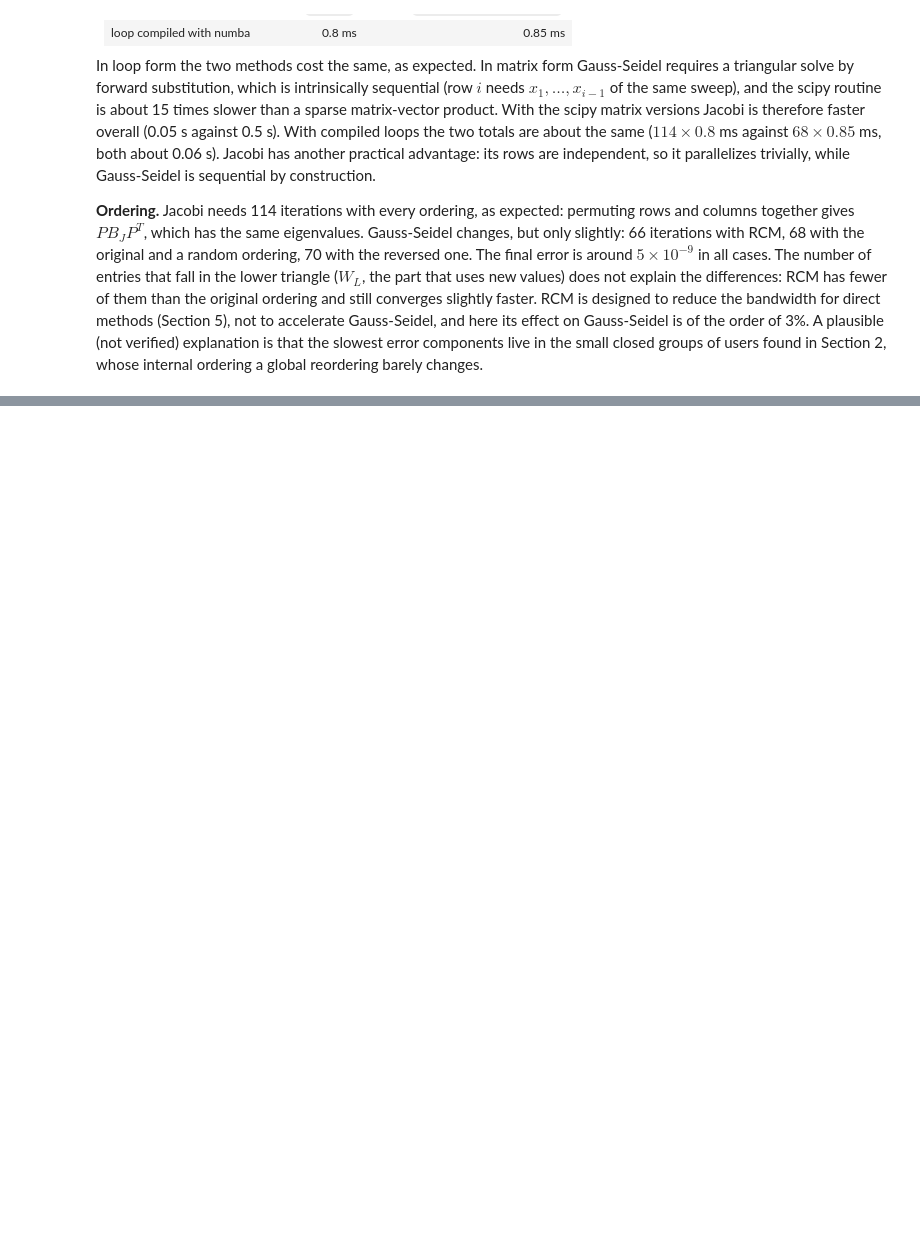
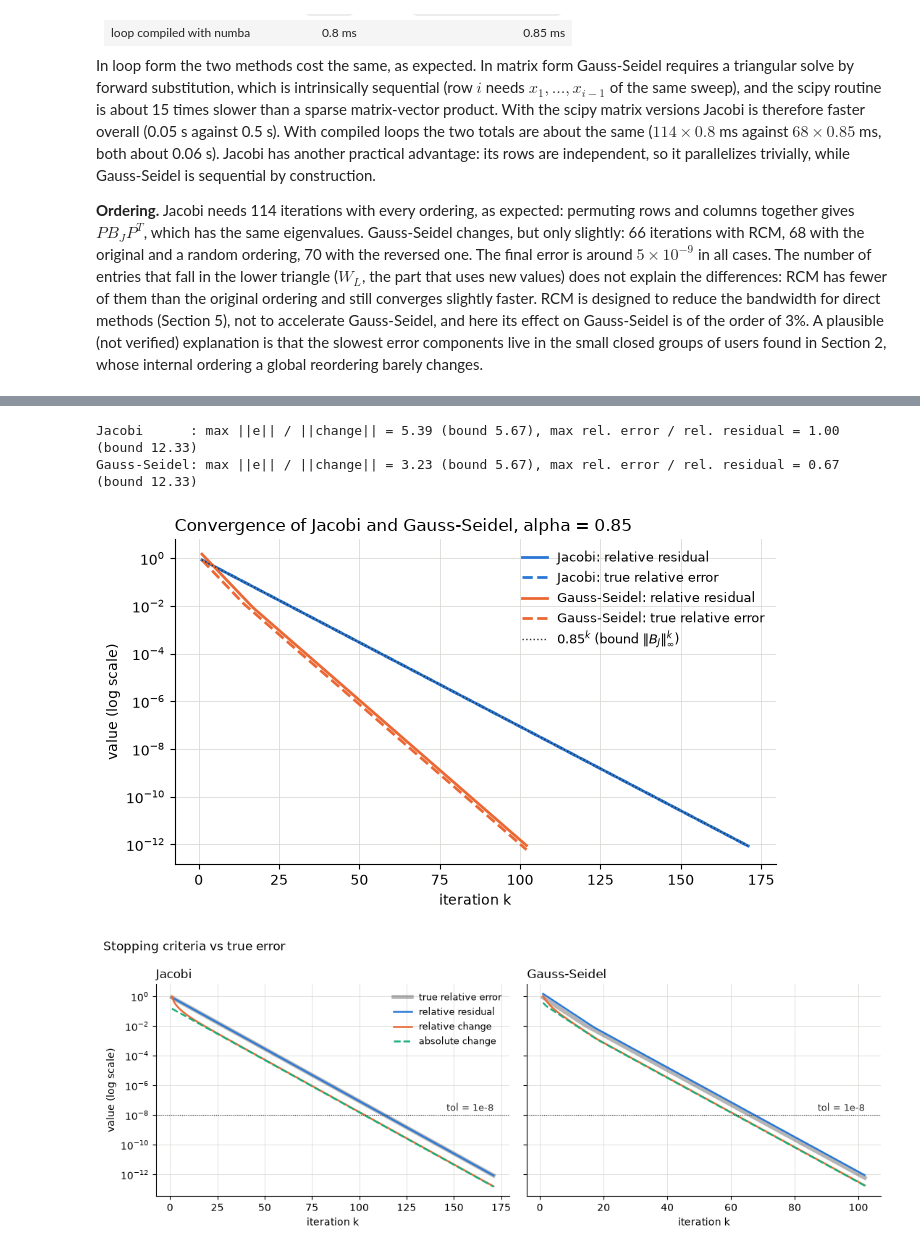
Before and after one commit to Par-TBasti/Dogmatism-in-Large-Scale-Social-Networks, a Jupyter notebook: 02_solvers.ipynb, the cells around one changed output, grey strips where cells are left out. Drawn from its saved outputs; the diff is of its cells as text; code cells hidden in the pictures; blank space fills up the shorter version.

```diff
--- a/02_solvers.ipynb
+++ b/02_solvers.ipynb
@@ -417,0 +507,57 @@ In loop form the two methods cost the same, as expected. In matrix form Gauss-Se
+# %%
+# 4.3 How sharp are the bounds? Largest observed ratio over all iterations
+
+for name, h in hist.items():
+    abs_err = h.rel_error * norm_x_ref
+    print(f"{name:12s}: max ||e|| / ||change|| = {(abs_err / h.abs_change).max():.2f} (bound {q[name] / (1 - q[name]):.2f}), "
+          f"max rel. error / rel. residual = {(h.rel_error / h.rel_residual).max():.2f} (bound {K_bound:.2f})")
+# %% [output]
+Jacobi      : max ||e|| / ||change|| = 5.39 (bound 5.67), max rel. error / rel. residual = 1.00 (bound 12.33)
+Gauss-Seidel: max ||e|| / ||change|| = 3.23 (bound 5.67), max rel. error / rel. residual = 0.67 (bound 12.33)
+# %%
+# 4.4 Convergence plots (log scale)
+
+import matplotlib.pyplot as plt
+
+reports_folder = processed_folder.parent.parent / "reports"
+blue, orange, aqua, ink, grid_gray = "#2a78d6", "#eb6834", "#1baf7a", "#2b2b2b", "#d9d9d6"
+plt.rcParams.update({"axes.spines.top": False, "axes.spines.right": False, "axes.grid": True,
+                     "grid.color": grid_gray, "grid.linewidth": 0.6, "font.size": 10})
+
+# Figure 1: Jacobi vs Gauss-Seidel, residual (solid) and true error (dashed)
+fig, ax = plt.subplots(figsize=(7, 4.2))
+for name, color in [("Jacobi", blue), ("Gauss-Seidel", orange)]:
+    h = hist[name]
+    ax.semilogy(h.iter, h.rel_residual, color=color, lw=2, label=f"{name}: relative residual")
+    ax.semilogy(h.iter, h.rel_error, color=color, lw=2, ls="--", label=f"{name}: true relative error")
+ax.semilogy(hist["Jacobi"].iter, alpha ** hist["Jacobi"].iter, color=ink, lw=1, ls=":", label=r"$0.85^k$ (bound $\|B_J\|_\infty^k$)")
+ax.set_xlabel("iteration k")
+ax.set_ylabel("value (log scale)")
+ax.set_title("Convergence of Jacobi and Gauss-Seidel, alpha = 0.85", loc="left")
+ax.legend(frameon=False, fontsize=9)
+fig.tight_layout()
+fig.savefig(reports_folder / "m2_convergence_jacobi_vs_gs.png", dpi=200)
+plt.show()
+
+# Figure 2: the three criteria vs the true error, one panel per method
+fig, axes = plt.subplots(1, 2, figsize=(11, 4.2), sharey=True)
+for ax, name in zip(axes, hist):
+    h = hist[name]
+    # true error drawn first and thicker, so curves that coincide with it stay visible on top
+    ax.semilogy(h.iter, h.rel_error, color=ink, lw=4, alpha=0.35, label="true relative error")
+    ax.semilogy(h.iter, h.rel_residual, color=blue, lw=1.8, label="relative residual")
+    ax.semilogy(h.iter, h.rel_change, color=orange, lw=1.8, label="relative change")
+    ax.semilogy(h.iter, h.abs_change, color=aqua, lw=1.8, ls="--", label="absolute change")
+    ax.axhline(1e-8, color=ink, lw=0.8, ls=":")
+    ax.text(h.iter.iloc[-1], 1.4e-8, "tol = 1e-8", ha="right", va="bottom", fontsize=9, color=ink)
+    ax.set_title(name, loc="left")
+    ax.set_xlabel("iteration k")
+axes[0].set_ylabel("value (log scale)")
+axes[0].legend(frameon=False, fontsize=9)
+fig.suptitle("Stopping criteria vs true error", x=0.01, ha="left")
+fig.tight_layout()
+fig.savefig(reports_folder / "m2_stopping_criteria.png", dpi=200)
+plt.show()
+# %% [output]
+[figure, added]
+[figure, added]
```
Also changed, not shown: parts of 9 cells of this notebook, 4 other files.
